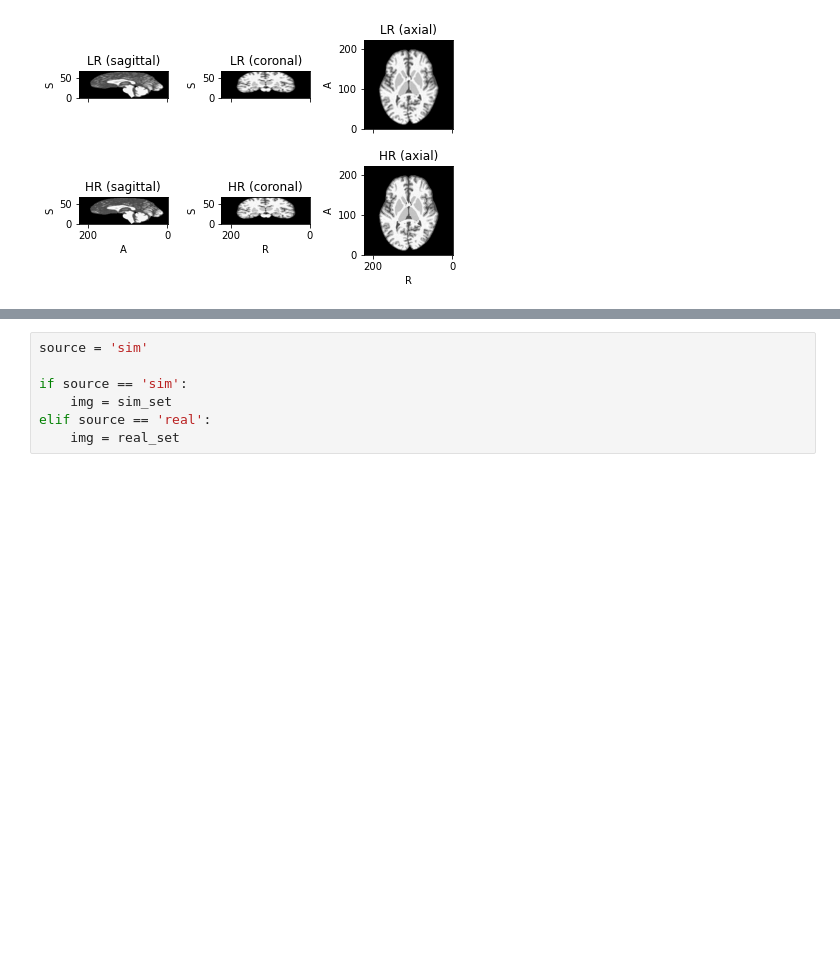
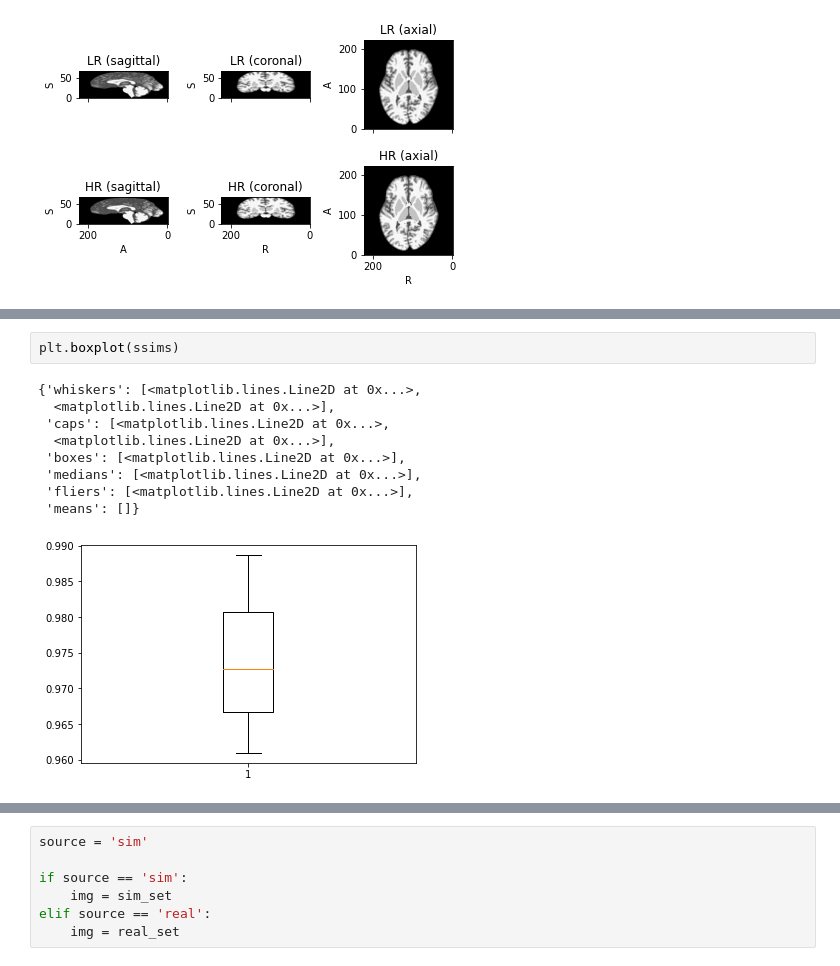
Before and after one commit to rienboonstoppel/SRGan, a Jupyter notebook: predict.ipynb, the cells around one changed output, grey strips where cells are left out. Saved outputs shown, nothing was run; the diff lists cells and outputs as text; blank space fills up the shorter version.

```diff
--- a/predict.ipynb
+++ b/predict.ipynb
@@ -56,0 +105,12 @@ sim_set[0].plot()
+# %%
+plt.boxplot(ssims)
+# %% [output]
+{'whiskers': [<matplotlib.lines.Line2D at 0x...>,
+  <matplotlib.lines.Line2D at 0x...>],
+ 'caps': [<matplotlib.lines.Line2D at 0x...>,
+  <matplotlib.lines.Line2D at 0x...>],
+ 'boxes': [<matplotlib.lines.Line2D at 0x...>],
+ 'medians': [<matplotlib.lines.Line2D at 0x...>],
+ 'fliers': [<matplotlib.lines.Line2D at 0x...>],
+ 'means': []}
+[figure, added]
```
Also changed, not shown: parts of 20 cells of this notebook, 6 other files.
